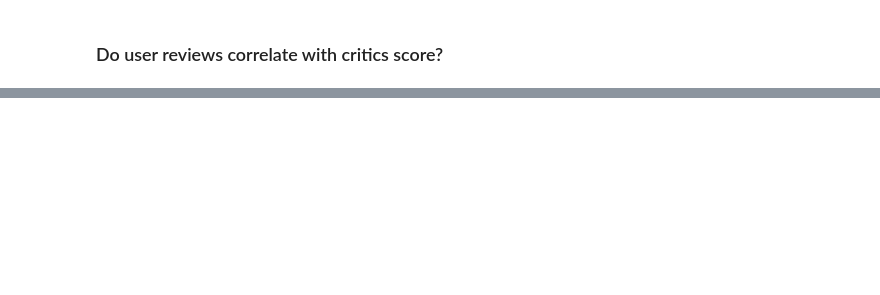
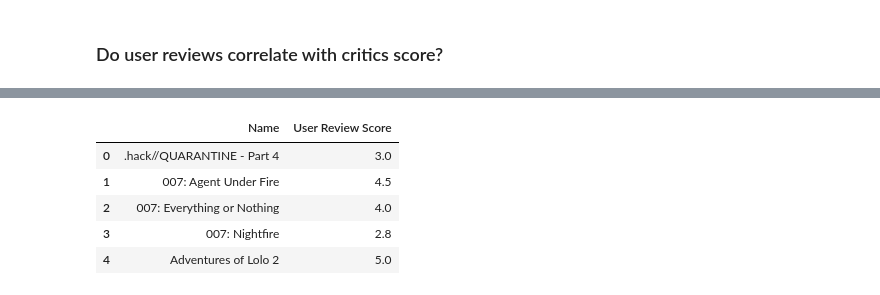
Before and after one commit to ameisner/ac209_project, a Jupyter notebook: gb_expl_analysis.ipynb, the cells around one changed output, grey strips where cells are left out. Cells and saved outputs as stored; diff of their text form; code cells hidden in the pictures; blank space fills up the shorter version.

```diff
--- a/gb_expl_analysis.ipynb
+++ b/gb_expl_analysis.ipynb
@@ -279,0 +379,14 @@ for reviewer in Rvw_list:
+# %%
+## Data frame of average user review score per game
+
+#This averaging washes away the time and reviewer name data from the previous frame
+
+unique_rvs = usr_rv_frame.groupby('Name',as_index = False)['Name', 'User Review Score'].mean()
+unique_rvs.head()
+# %% [output]
+|  | Name | User Review Score |
+| 0 | .hack//QUARANTINE - Part 4 | 3.0 |
+| 1 | 007: Agent Under Fire | 4.5 |
+| 2 | 007: Everything or Nothing | 4.0 |
+| 3 | 007: Nightfire | 2.8 |
+| 4 | Adventures of Lolo 2 | 5.0 |
```
Also changed, not shown: parts of 18 cells of this notebook.
